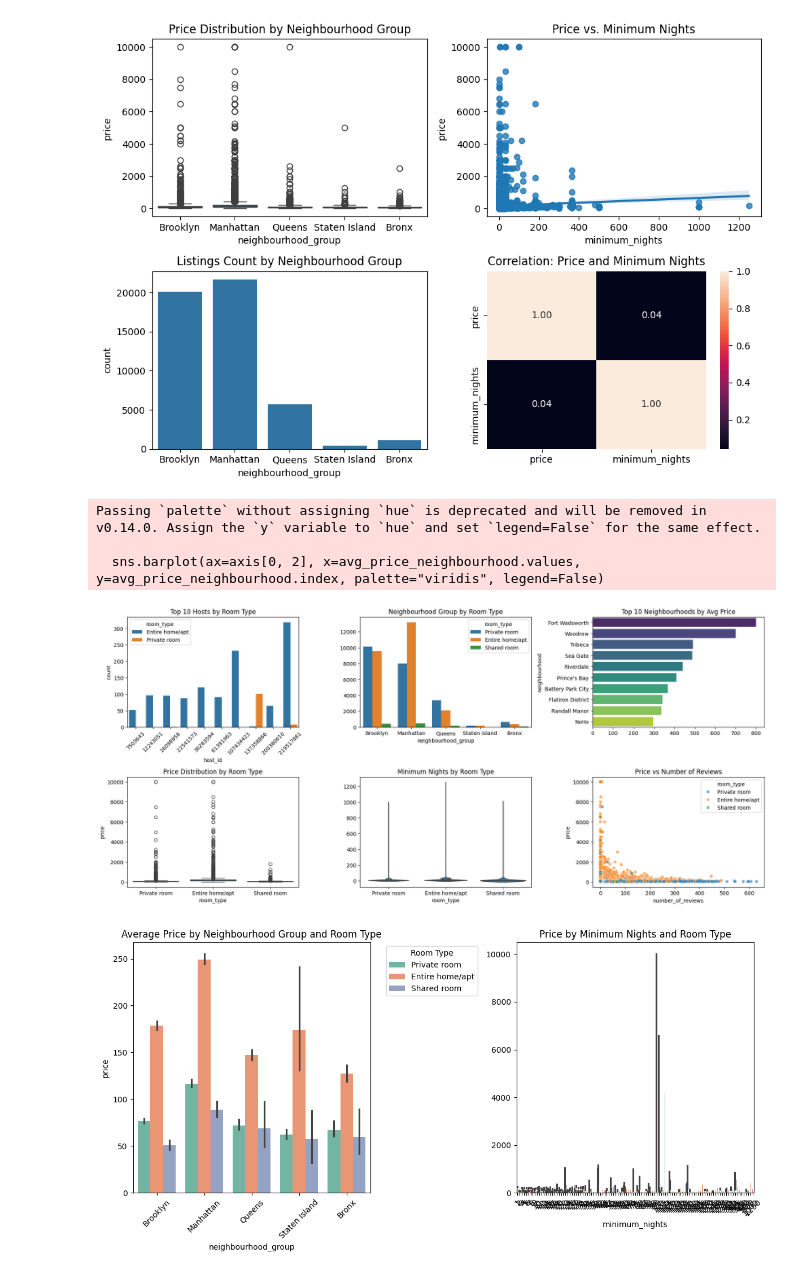
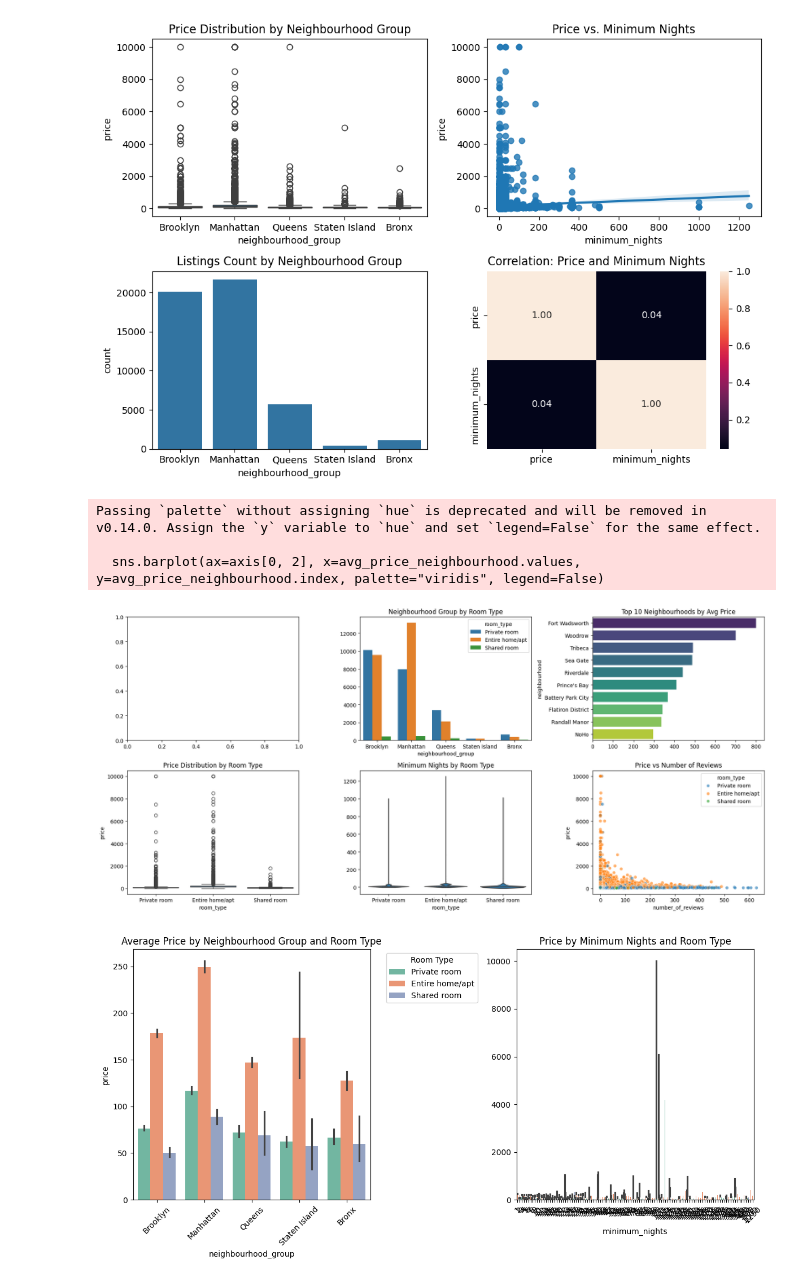
Before and after one commit to Cebm178/data-preprocessing-project-tutorial, a Jupyter notebook: .github/src/explore.ipynb, the cells around one changed output. Cells and saved outputs as stored; diff of their text form; code cells hidden in the pictures.

```diff
--- a/.github/src/explore.ipynb
+++ b/.github/src/explore.ipynb
@@ -81,6 +83,6 @@ df.head()
 | 3 | 3831 | Cozy Entire Floor of Brownstone | 4869 | LisaRoxanne | Brooklyn | Clinton Hill | 40.68514 | -73.95976 | ... |
 | 4 | 5022 | Entire Apt: Spacious Studio/Loft ... | 7192 | Laura | Manhattan | East Harlem | 40.79851 | -73.94399 | ... |
 # %%
-df.drop(["name", "host_name", "last_review"], axis = 1, inplace = True)
+df.drop(["id", "host_id", "name", "host_name", "last_review"], axis = 1, inplace = True)
 df.head()
 # %% [output]
@@ -205,10 +207,10 @@ avg_price_neighbourhood = df.groupby('neighbourhood')['price'].mean().nlargest(1
 fig, axis = plt.subplots(3, 3, figsize=(18, 12))
 
 # Count plot for host_id with limited categories (e.g., top 10)
-top_hosts = df['host_id'].value_counts().nlargest(10).index
-sns.countplot(ax=axis[0, 0], data=df[df['host_id'].isin(top_hosts)], x="host_id", hue="room_type")
-axis[0, 0].set_title("Top 10 Hosts by Room Type")
-axis[0, 0].tick_params(axis='x', rotation=45)
+#top_hosts = df['host_id'].value_counts().nlargest(10).index
+#sns.countplot(ax=axis[0, 0], data=df[df['host_id'].isin(top_hosts)], x="host_id", hue="room_type")
+#axis[0, 0].set_title("Top 10 Hosts by Room Type")
+#axis[0, 0].tick_params(axis='x', rotation=45)
 
 # Count plot for neighbourhood_group
 sns.countplot(ax=axis[0, 1], data=df, x="neighbourhood_group", hue="room_type")
@@ -216,34 +218,34 @@ axis[0, 1].set_title("Neighbourhood Group by Room Type")
 axis[0, 1].set_ylabel(None)
 
 # Bar plot for average price per neighbourhood (hue assignment)
 sns.barplot(ax=axis[0, 2], x=avg_price_neighbourhood.values, y=avg_price_neighbourhood.index, palette="viridis", legend=False)
 axis[0, 2].set_title("Top 10 Neighbourhoods by Avg Price")
 
 # Box plot for room_type and price
 sns.boxplot(ax=axis[1, 0], data=df, x="room_type", y="price")
 axis[1, 0].set_title("Price Distribution by Room Type")
 
 # Violin plot for minimum_nights and room_type (updated parameter)
 sns.violinplot(ax=axis[1, 1], data=df, x="room_type", y="minimum_nights", inner='quartile')
 axis[1, 1].set_title("Minimum Nights by Room Type")
 axis[1, 1].set_ylabel(None)
 
 # Scatter plot to visualize relationship between price and number of reviews
 sns.scatterplot(ax=axis[1, 2], data=df, x="number_of_reviews", y="price", hue="room_type", alpha=0.6)
 axis[1, 2].set_title("Price vs Number of Reviews")
 
 # Removing the extra axes since we're not plotting anything there
 fig.delaxes(axis[2, 0])
 fig.delaxes(axis[2, 1])
 fig.delaxes(axis[2, 2])
 
 plt.tight_layout()
 plt.show()
 # %% [output]
 Passing `palette` without assigning `hue` is deprecated and will be removed in v0.14.0. Assign the `y` variable to `hue` and set `legend=False` for the same effect.
 
   sns.barplot(ax=axis[0, 2], x=avg_price_neighbourhood.values, y=avg_price_neighbourhood.index, palette="viridis", legend=False)
-[figure, old version]
+[figure, new version]
 # %%
 fig, axis = plt.subplots(figsize=(12, 6), ncols=2)
 
```
Also changed, not shown: parts of 21 cells of this notebook, 1 other file.
